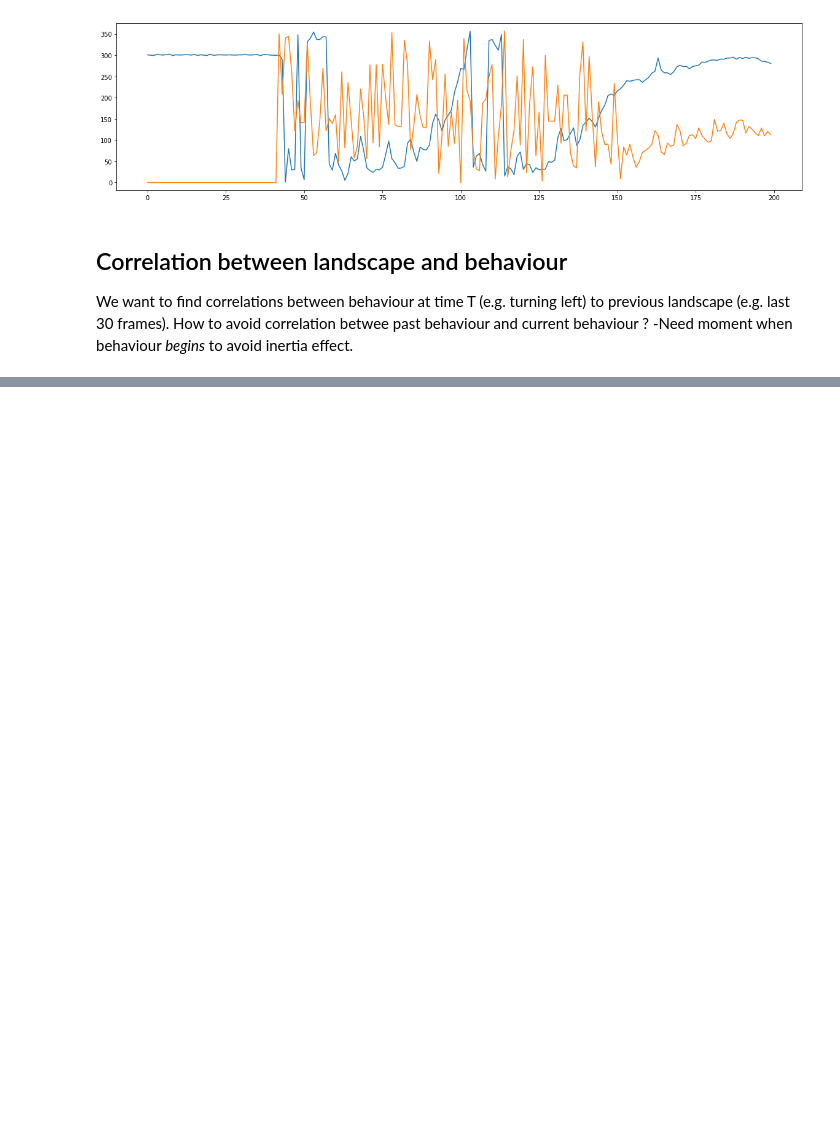
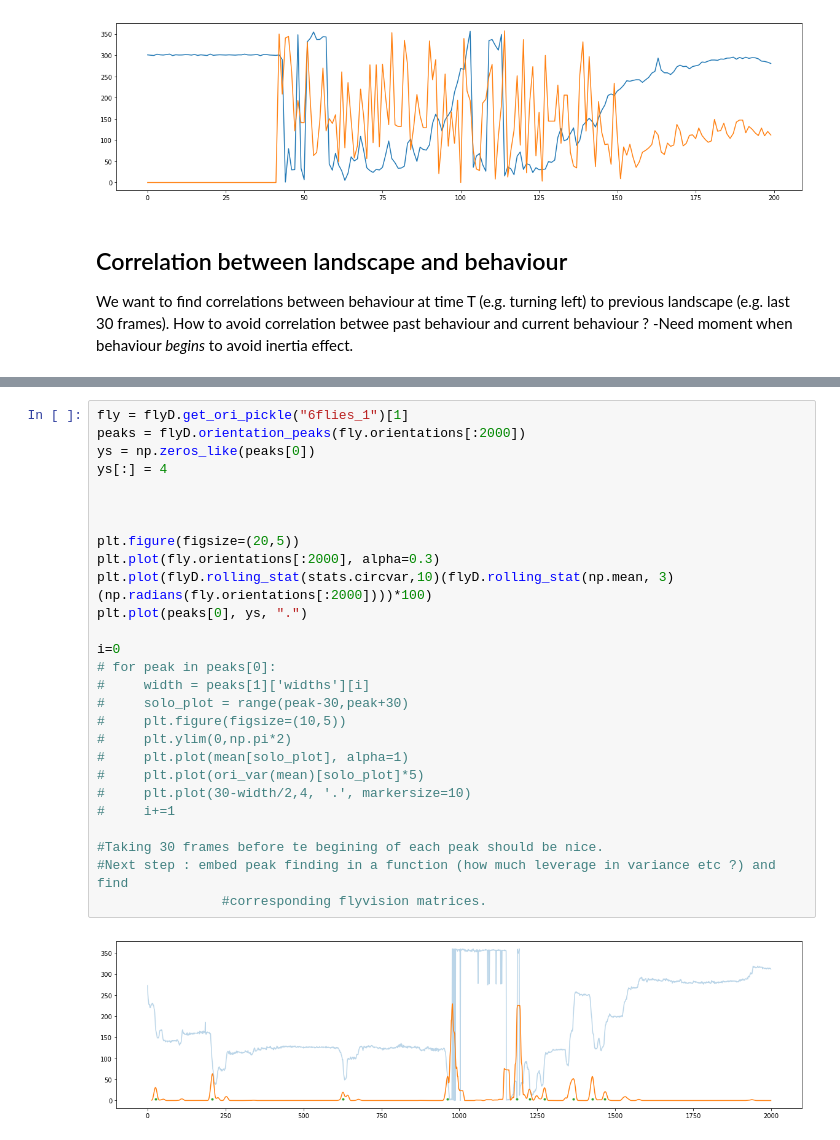
Before and after one commit to StrepsipZerg/flyDtracker, a Jupyter notebook: testing.ipynb, the cells around one changed output, grey strips where cells are left out. Drawn from its saved outputs; the diff is of its cells as text; blank space fills up the shorter version.

Commit message:
implementing turning detection via peak of variance

```diff
--- a/testing.ipynb
+++ b/testing.ipynb
@@ -332,0 +305,29 @@ writer.close()
+# %%
+fly = flyD.get_ori_pickle("6flies_1")[1]
+peaks = flyD.orientation_peaks(fly.orientations[:2000])
+ys = np.zeros_like(peaks[0])
+ys[:] = 4
+
+
+
+plt.figure(figsize=(20,5))
+plt.plot(fly.orientations[:2000], alpha=0.3)
+plt.plot(flyD.rolling_stat(stats.circvar,10)(flyD.rolling_stat(np.mean, 3)(np.radians(fly.orientations[:2000])))*100)
+plt.plot(peaks[0], ys, ".")
+
+i=0
+# for peak in peaks[0]:
+#     width = peaks[1]['widths'][i]
+#     solo_plot = range(peak-30,peak+30)
+#     plt.figure(figsize=(10,5))
+#     plt.ylim(0,np.pi*2)
+#     plt.plot(mean[solo_plot], alpha=1)
+#     plt.plot(ori_var(mean)[solo_plot]*5)
+#     plt.plot(30-width/2,4, '.', markersize=10)
+#     i+=1
+
+#Taking 30 frames before te begining of each peak should be nice.
+#Next step : embed peak finding in a function (how much leverage in variance etc ?) and find
+                #corresponding flyvision matrices.
+# %% [output]
+[figure, added]
```
Also changed, not shown: parts of 8 cells of this notebook, 5 other files.
